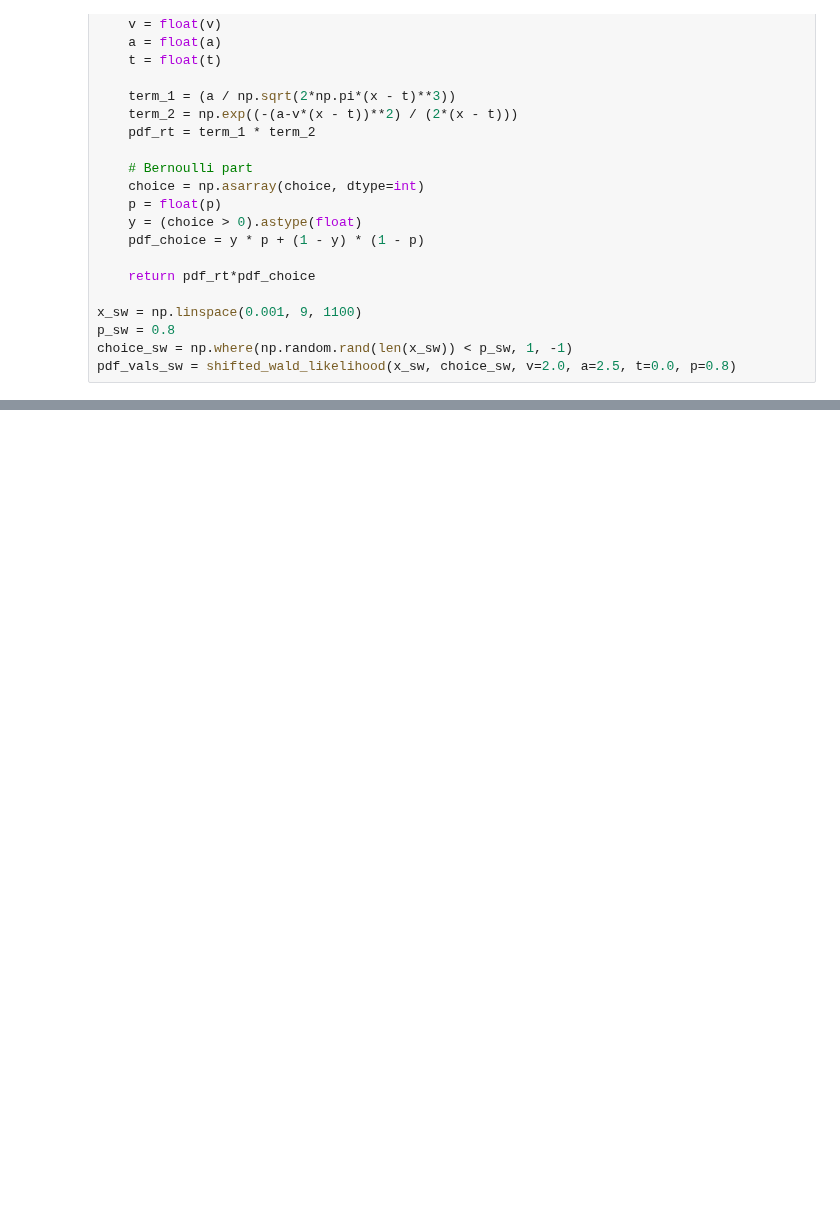
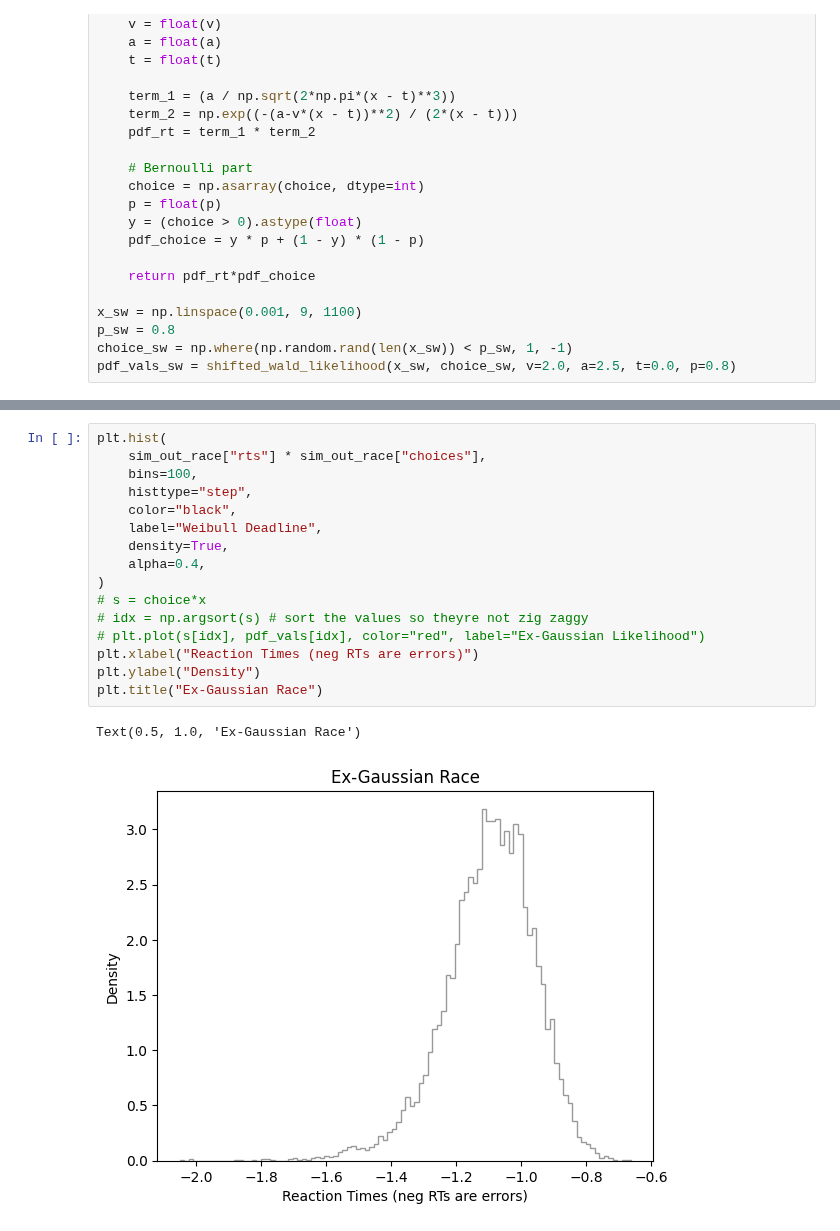
Before and after one commit to lnccbrown/ssm-simulators, a Jupyter notebook: notebooks/test_exgauss_wald.ipynb, the cells around one changed output, grey strips where cells are left out. Drawn from its saved outputs; the diff is of its cells as text; blank space fills up the shorter version.

```diff
--- a/notebooks/test_exgauss_wald.ipynb
+++ b/notebooks/test_exgauss_wald.ipynb
@@ -167,3 +216,22 @@ Text(0, 0.5, 'Density')
+# %%
+plt.hist(
+    sim_out_race["rts"] * sim_out_race["choices"],
+    bins=100,
+    histtype="step",
+    color="black",
+    label="Weibull Deadline",
+    density=True,
+    alpha=0.4,
+)
+# s = choice*x
+# idx = np.argsort(s) # sort the values so theyre not zig zaggy
+# plt.plot(s[idx], pdf_vals[idx], color="red", label="Ex-Gaussian Likelihood")
+plt.xlabel("Reaction Times (neg RTs are errors)")
+plt.ylabel("Density")
+plt.title("Ex-Gaussian Race")
+# %% [output]
+Text(0.5, 1.0, 'Ex-Gaussian Race')
+[figure, added]
 # %%
 plt.hist(
     sim_out_2["rts"][sim_out_2["rts"] != -999] * sim_out_2["choices"][sim_out_2["rts"] != -999],
```
Also changed, not shown: parts of 11 cells of this notebook, 6 other files.
